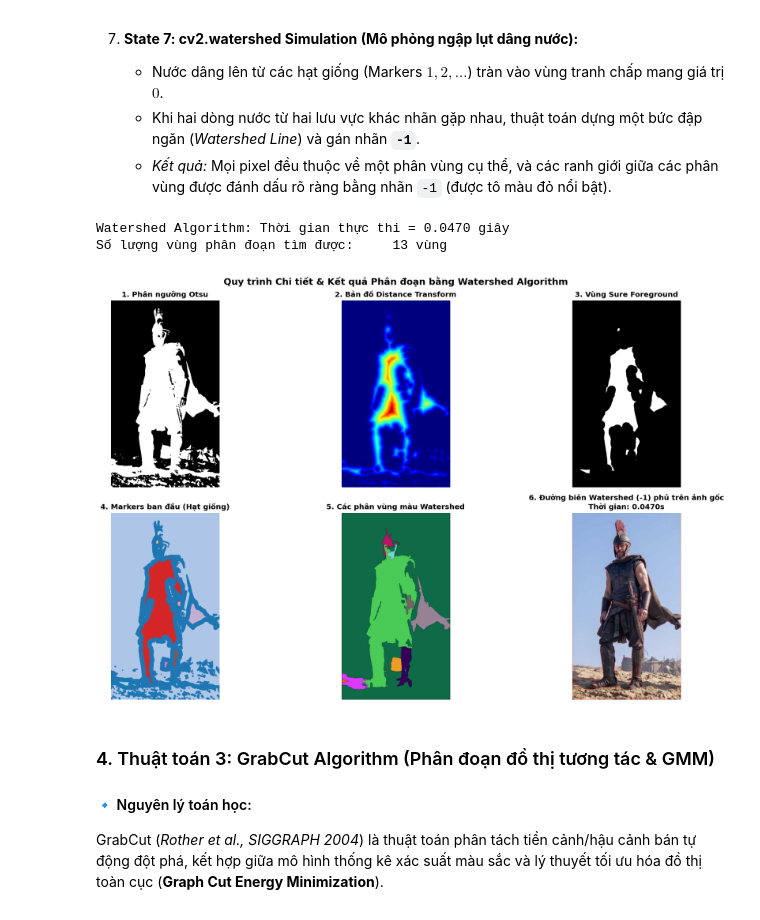
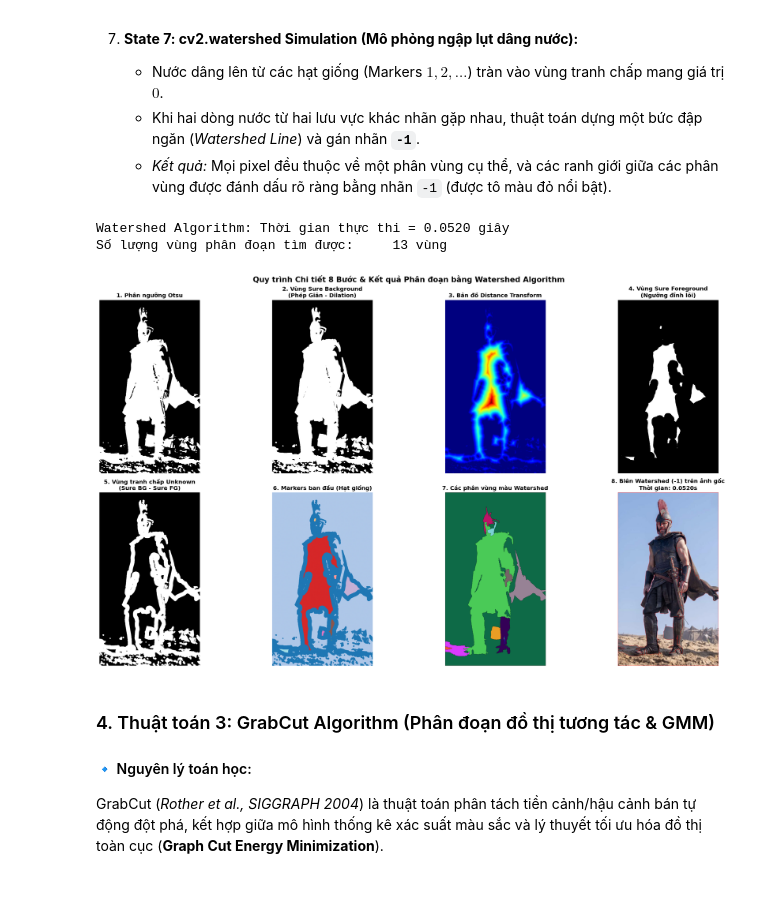
Before and after one commit to hBaoPhan/CV_SchoolWork, a Jupyter notebook: Bài thuyết trình/SoSanhSegmentation.ipynb, the cells around one changed output. Drawn from its saved outputs; the diff is of its cells as text; code cells hidden in the pictures.

```diff
--- a/Bài thuyết trình/SoSanhSegmentation.ipynb
+++ b/Bài thuyết trình/SoSanhSegmentation.ipynb
@@ -237,7 +237,7 @@ t_start_ws = time.time()
 gray = cv2.cvtColor(img_resized, cv2.COLOR_RGB2GRAY)
 filtered_gray = cv2.bilateralFilter(gray, d=9, sigmaColor=75, sigmaSpace=75)
 
-# 2. Phân ngưỡng nhị phân tự động bằng Otsu's Thresholding
+# 2. Phân ngưỡng nhị phân tự động bằng Otsu's Thresholding (nghịch đảo do nền sáng hơn nhân vật)
 _, thresh = cv2.threshold(filtered_gray, 0, 255, cv2.THRESH_BINARY_INV + cv2.THRESH_OTSU)
 
 # 3. Phép toán hình thái học (Morphological Operations)
@@ -279,49 +279,59 @@ unique_labels = np.unique(ws_markers)
 np.random.seed(42)
 colors = [np.random.randint(0, 255, size=3) for _ in unique_labels]
 
 for idx, label in enumerate(unique_labels):
     if label == -1:
         continue # Bỏ qua đường biên
     ws_colored[ws_markers == label] = colors[idx]
 
 # - Phủ đường biên Watershed (-1) màu đỏ nổi bật lên ảnh gốc
 ws_overlay = img_resized.copy()
 ws_overlay[ws_markers == -1] = [255, 0, 0] # Đường biên màu đỏ rực
 
-# 9. Hiển thị trực quan từng bước quy trình Watershed
-fig, axes = plt.subplots(2, 3, figsize=(18, 10))
+# 9. Hiển thị trực quan toàn bộ 8 bước quy trình Watershed (bao gồm cả Sure Background & Unknown Region)
+fig, axes = plt.subplots(2, 4, figsize=(22, 12))
 
+# Hàng 1: Tiền xử lý & Xác định các vùng Sure
 axes[0, 0].imshow(thresh, cmap='gray')
-axes[0, 0].set_title("1. Phân ngưỡng Otsu")
+axes[0, 0].set_title("1. Phân ngưỡng Otsu", fontsize=12, fontweight='bold')
 axes[0, 0].axis('off')
 
-axes[0, 1].imshow(dist_transform, cmap='jet')
-axes[0, 1].set_title("2. Bản đồ Distance Transform")
+axes[0, 1].imshow(sure_bg, cmap='gray')
+axes[0, 1].set_title("2. Vùng Sure Background\n(Phép Giãn - Dilation)", fontsize=12, fontweight='bold')
 axes[0, 1].axis('off')
 
-axes[0, 2].imshow(sure_fg, cmap='gray')
-axes[0, 2].set_title("3. Vùng Sure Foreground")
+axes[0, 2].imshow(dist_transform, cmap='jet')
+axes[0, 2].set_title("3. Bản đồ Distance Transform", fontsize=12, fontweight='bold')
 axes[0, 2].axis('off')
 
-axes[1, 0].imshow(markers, cmap='tab20')
-axes[1, 0].set_title("4. Markers ban đầu (Hạt giống)")
+axes[0, 3].imshow(sure_fg, cmap='gray')
+axes[0, 3].set_title("4. Vùng Sure Foreground\n(Ngưỡng đỉnh lõi)", fontsize=12, fontweight='bold')
+axes[0, 3].axis('off')
+
+# Hàng 2: Biên tranh chấp & Kết quả phân vùng
+axes[1, 0].imshow(unknown, cmap='gray')
+axes[1, 0].set_title("5. Vùng tranh chấp Unknown\n(Sure BG - Sure FG)", fontsize=12, fontweight='bold')
 axes[1, 0].axis('off')
 
-axes[1, 1].imshow(ws_colored)
-axes[1, 1].set_title("5. Các phân vùng màu Watershed")
+axes[1, 1].imshow(markers, cmap='tab20')
+axes[1, 1].set_title("6. Markers ban đầu (Hạt giống)", fontsize=12, fontweight='bold')
 axes[1, 1].axis('off')
 
-axes[1, 2].imshow(ws_overlay)
-axes[1, 2].set_title(f"6. Đường biên Watershed (-1) phủ trên ảnh gốc\nThời gian: {ws_time:.4f}s")
+axes[1, 2].imshow(ws_colored)
+axes[1, 2].set_title("7. Các phân vùng màu Watershed", fontsize=12, fontweight='bold')
 axes[1, 2].axis('off')
 
-plt.suptitle("Quy trình Chi tiết & Kết quả Phân đoạn bằng Watershed Algorithm", fontsize=15)
+axes[1, 3].imshow(ws_overlay)
+axes[1, 3].set_title(f"8. Biên Watershed (-1) trên ảnh gốc\nThời gian: {ws_time:.4f}s", fontsize=12, fontweight='bold')
+axes[1, 3].axis('off')
+
+plt.suptitle("Quy trình Chi tiết 8 Bước & Kết quả Phân đoạn bằng Watershed Algorithm", fontsize=16, fontweight='bold', y=0.98)
 plt.tight_layout()
 plt.show()
 # %% [output]
-Watershed Algorithm: Thời gian thực thi = 0.0470 giây
+Watershed Algorithm: Thời gian thực thi = 0.0520 giây
 Số lượng vùng phân đoạn tìm được:     13 vùng
-[figure, old version]
+[figure, new version]
 # %% [markdown]
 ### 4. Thuật toán 3: GrabCut Algorithm (Phân đoạn đồ thị tương tác & GMM)
 
```
Also changed, not shown: parts of 3 cells of this notebook.
